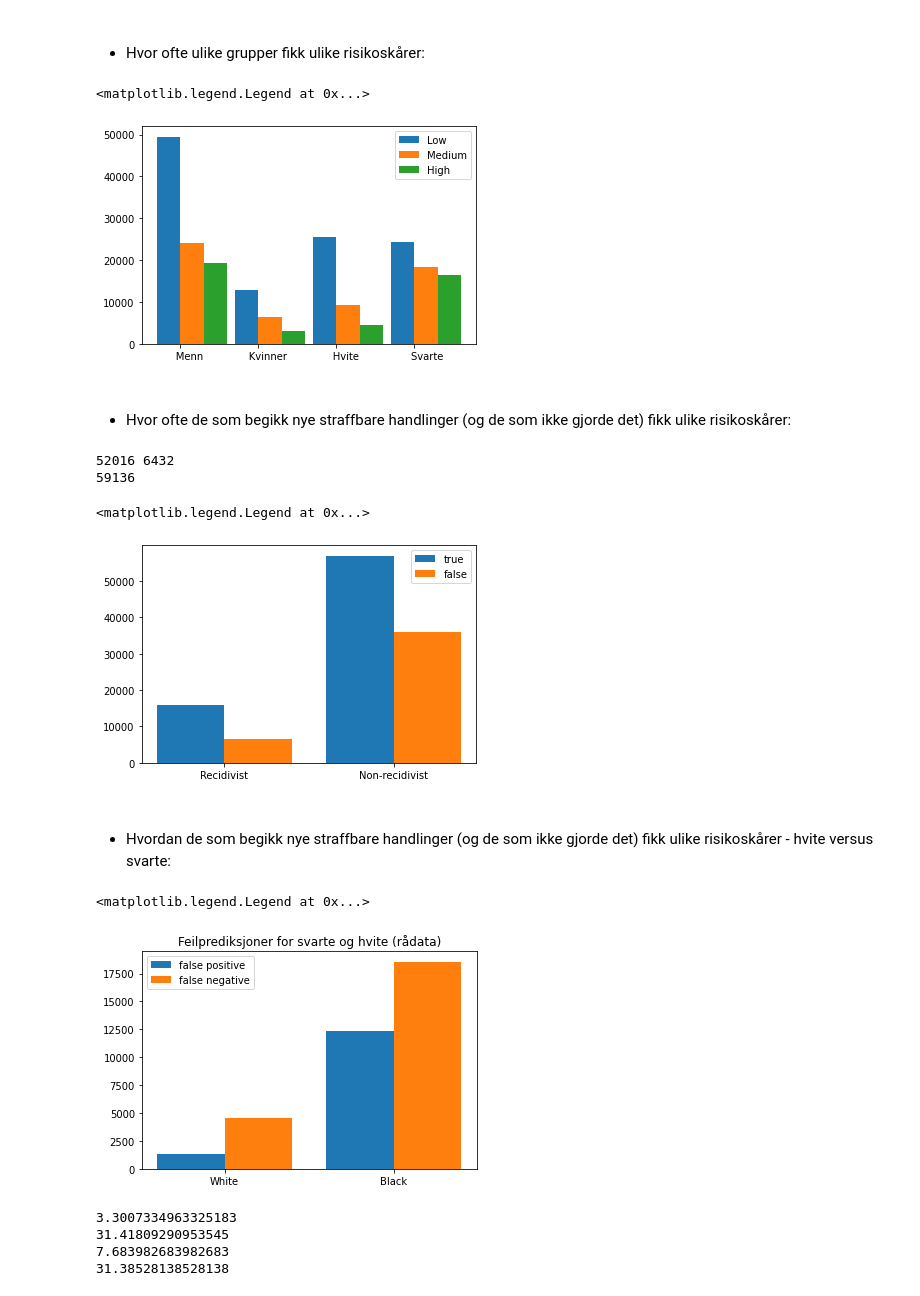
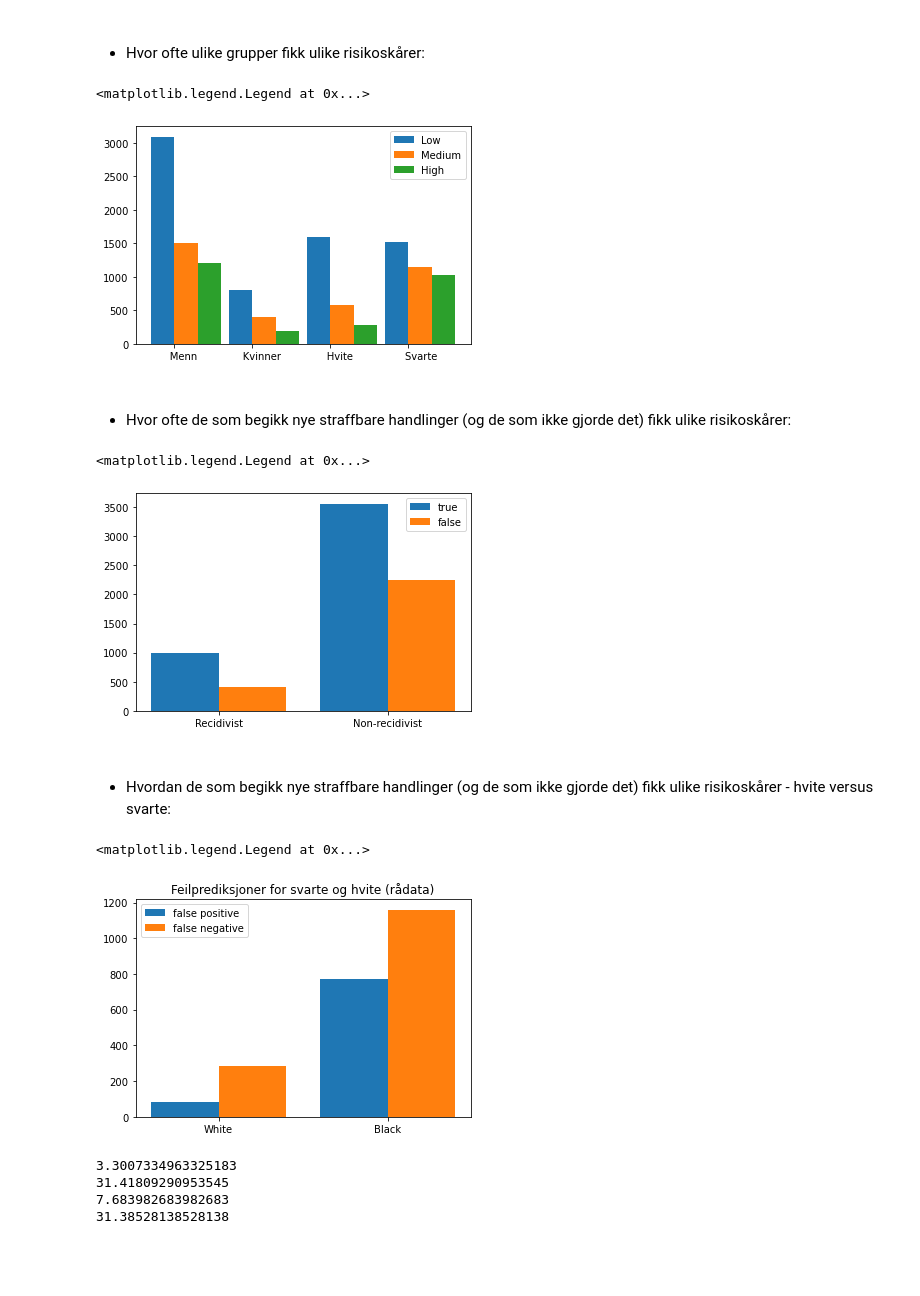
Before and after one commit to jonatanwins/COMPAS_project_HON2200, a Jupyter notebook: COMPAS.ipynb, the cells around one changed output. Saved outputs shown, nothing was run; the diff lists cells and outputs as text; code cells hidden in the pictures; blank space fills up the shorter version.

Commit message:
Endret verdier ved plotting, begynte aa lage model

```diff
--- a/COMPAS.ipynb
+++ b/COMPAS.ipynb
@@ -29,6 +14,6 @@ df[:10]
 # %%
-df.columns
-df_select = df[["id", "name", "sex", "dob", "age", "race", "two_year_recid", "juv_fel_count", "juv_misd_count", "juv_other_count", "priors_count", "c_charge_degree", "is_recid", "is_violent_recid", "v_decile_score", "score_text" ]]
+#df.columns
+df_select = df[["id", "name", "sex", "age_cat", "race", "two_year_recid", "juv_fel_count", "juv_misd_count", "juv_other_count", "priors_count", "is_recid", "is_violent_recid", "v_decile_score", "score_text" ]]
 # %% [markdown]
 *Hvilke kolonner skal vi velge?*
 
@@ -136,36 +107,36 @@ Name: id, Length: 5819, dtype: int64 1395
 ####
 - Hvor ofte ulike grupper fikk ulike risikoskårer:
 # %%
-low = {"Low_male" : df_male[df_male["score_text"] == "Low"].size,
-       "Low_female" : df_female[df_female["score_text"] == "Low"].size,
-       "Low_white" : df_white[df_white["score_text"] == "Low"].size,
-       "Low_black" : df_black[df_black["score_text"] == "Low"].size}
+low = [len(df_male[df_male["score_text"] == "Low"].index),
+       len(df_female[df_female["score_text"] == "Low"].index),
+       len(df_white[df_white["score_text"] == "Low"].index),
+       len(df_black[df_black["score_text"] == "Low"].index)]
 
-medium = {"Medium_male" : df_male[df_male["score_text"] == "Medium"].size,
-          "Medium_female" : df_female[df_female["score_text"] == "Medium"].size,
-          "Medium_white" : df_white[df_white["score_text"] == "Medium"].size,
-          "Medium_black" : df_black[df_black["score_text"] == "Medium"].size}
+medium = [len(df_male[df_male["score_text"] == "Medium"].index),
+          len(df_female[df_female["score_text"] == "Medium"].index),
+          len(df_white[df_white["score_text"] == "Medium"].index),
+          len(df_black[df_black["score_text"] == "Medium"].index)]
 
-high = {"High_male" : df_male[df_male["score_text"] == "High"].size,
-       "High_female" : df_female[df_female["score_text"] == "High"].size,
-       "High_white" : df_white[df_white["score_text"] == "High"].size,
-       "High_black" : df_black[df_black["score_text"] == "High"].size}
+high = [len(df_male[df_male["score_text"] == "High"].index),
+       len(df_female[df_female["score_text"] == "High"].index),
+       len(df_white[df_white["score_text"] == "High"].index),
+       len(df_black[df_black["score_text"] == "High"].index)]
 
 
 col_labs = ["Low", "Medium", "High", "h"]
 x_labs = ["      Menn", "      Kvinner", "      Hvite" ,"        Svarte"]
 x = np.arange(len(col_labs))
 width = 0.30
 
-plt.bar(x-0.15, low.values(), width)
-plt.bar(x+0.15, medium.values(), width)
-plt.bar(x+0.45, high.values(), width)
+plt.bar(x-0.15, low, width)
+plt.bar(x+0.15, medium, width)
+plt.bar(x+0.45, high, width)
 
 plt.xticks(x, x_labs)
 plt.legend(col_labs)
 # %% [output]
 <matplotlib.legend.Legend at 0x...>
-[figure, old version]
+[figure, new version]
 # %% [markdown]
 ####
 ####
@@ -183,23 +154,19 @@ false_pos = gold_neg[gold_neg["score_text"] == "High"]
 true_neg = gold_neg[gold_neg["score_text"] == "Low"] + gold_neg[gold_neg["score_text"] == "Medium"]
 false_neg = gold_pos[gold_pos["score_text"] == "Low"] + gold_pos[gold_pos["score_text"] == "Medium"]
 
-print(gold_pos.size, false_pos.size)
-print(df_black.size)
 col_labs = ["true", "false"]
 x_labs = ["Recidivist", "Non-recidivist"]
 x = np.arange(len(col_labs))
 width = 0.4
 
-plt.bar(x-0.20, [true_pos.size, true_neg.size], width)
-plt.bar(x+0.20, [false_pos.size, false_neg.size], width)
+plt.bar(x-0.20, [len(true_pos.index), len(true_neg.index)], width)
+plt.bar(x+0.20, [len(false_pos.index), len(false_neg.index)], width)
 
 plt.xticks(x, x_labs)
 plt.legend(col_labs)
 # %% [output]
-52016 6432
-59136
+<matplotlib.legend.Legend at 0x...>
-<matplotlib.legend.Legend at 0x...>
-[figure, old version]
+[figure, new version]
 # %% [markdown]
 ####
 ####
@@ -207,14 +174,8 @@ plt.legend(col_labs)
 # %%
 gold_pos_white = gold_pos[gold_pos["race"] == "Caucasian"]
 gold_pos_black = gold_pos[gold_pos["race"] == "African-American"]
-
 gold_neg_white = gold_neg[gold_neg["race"] == "Caucasian"]
 gold_neg_black = gold_neg[gold_neg["race"] == "African-American"]
-
-#true_pos_white = gold_pos_white[gold_pos_white["score_text"] == "High"]
-#true_pos_black = gold_pos_black[gold_pos_black["score_text"] == "High"]
-#true_neg_white = gold_neg_white[gold_neg_white["score_text"] == "Low"] + gold_neg_white[gold_neg_white["score_text"] == "Medium"]
-#true_neg_black = gold_neg_black[gold_neg_black["score_text"] == "Low"] + gold_neg_black[gold_neg_black["score_text"] == "Medium"]
 
 false_pos_white = gold_neg_white[gold_neg_white["score_text"] == "High"]
 false_pos_black = gold_neg_black[gold_neg_black["score_text"] == "High"]
@@ -227,13 +188,13 @@ x_labs = ["White", "Black"]
 x = np.arange(len(col_labs))
 width = 0.4
 
-plt.bar(x-0.2, [false_pos_white.size, false_neg_white.size], width)
-plt.bar(x+0.2, [false_pos_black.size, false_neg_black.size], width)
+plt.bar(x-0.2, [len(false_pos_white.index), len(false_neg_white.index)], width)
+plt.bar(x+0.2, [len(false_pos_black.index), len(false_neg_black.index)], width)
 
 plt.xticks(x, x_labs)
 plt.title("Feilprediksjoner for svarte og hvite (rådata)")
 plt.legend(col_labs)
 # %% [output]
 <matplotlib.legend.Legend at 0x...>
-[figure, old version]
+[figure, new version]
 # %%
```
Also changed, not shown: parts of 6 cells of this notebook.
